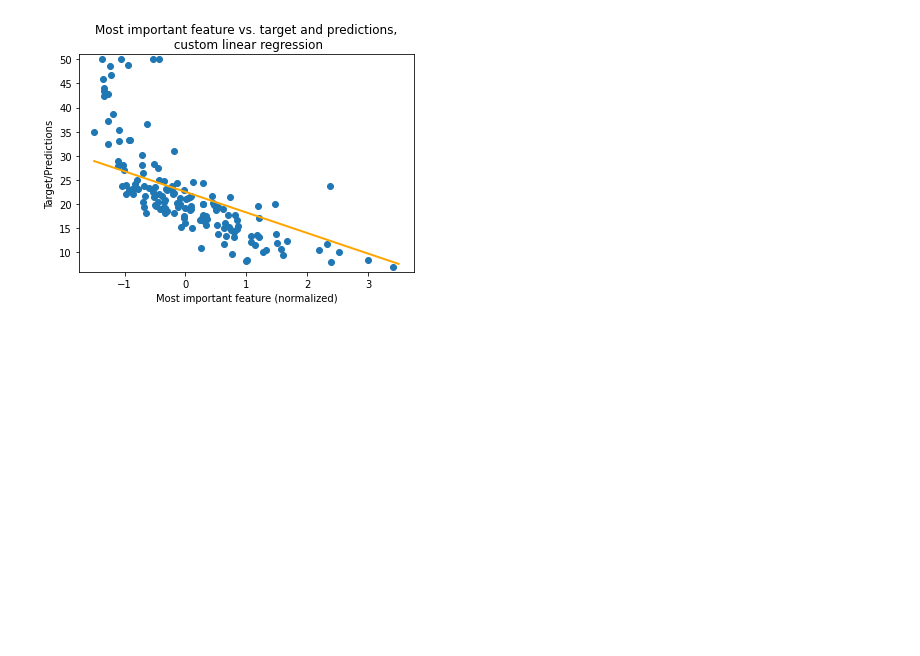
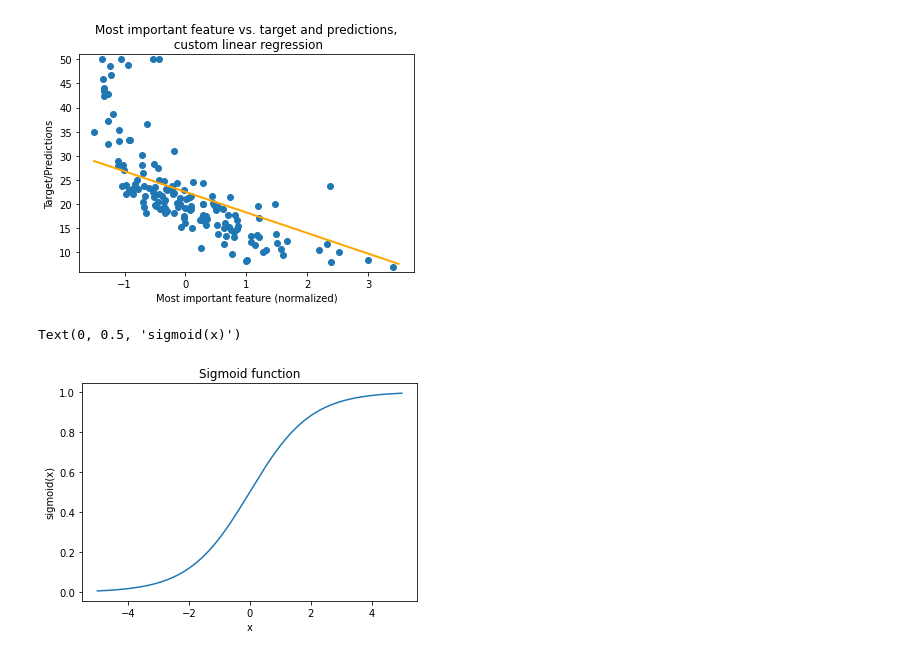
Before and after one commit to mcorne/test-python, a Jupyter notebook: dlfs/2-fundamentals.ipynb, the cells around one changed output. Saved outputs shown, nothing was run; the diff lists cells and outputs as text; code cells hidden in the pictures; blank space fills up the shorter version.

```diff
--- a/dlfs/2-fundamentals.ipynb
+++ b/dlfs/2-fundamentals.ipynb
@@ -399,3 +399,16 @@ plt.title("Most important feature vs. target and predictions,\n custom linear re
 # %% [output]
 Text(0.5, 1.0, 'Most important feature vs. target and predictions,\n custom linear regression')
 [figure]
+# %%
+# A Nonlinear Function
+def sigmoid(x: ndarray):
+    return 1 / (1 + np.exp(-x)) # [-inf, inf] -> [0, 1]
+
+x = np.arange(-5, 5, 0.01)
+plt.plot(x, sigmoid(x))
+plt.title("Sigmoid function")
+plt.xlabel("x")
+plt.ylabel("sigmoid(x)")
+# %% [output]
+Text(0, 0.5, 'sigmoid(x)')
+[figure, added]
```
Also changed, not shown: parts of 30 cells of this notebook.
